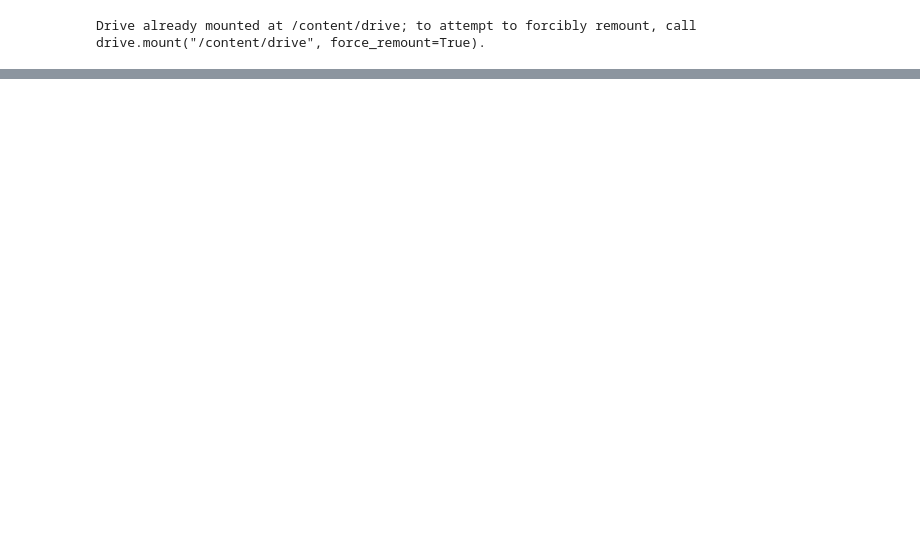
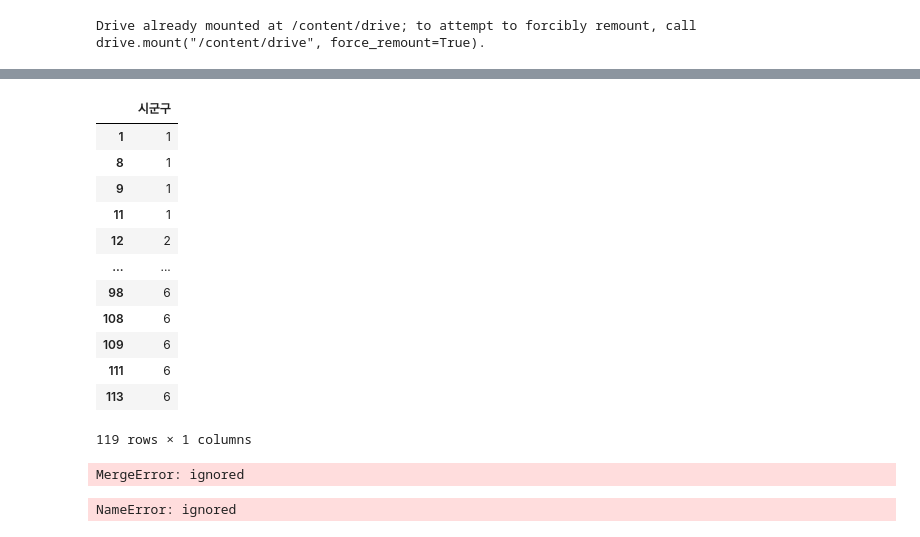
Before and after one commit to kyungmo90/Ubion-Python, a Jupyter notebook: 실습(2023-01-04).ipynb, the cells around one changed output, grey strips where cells are left out. Saved outputs shown, nothing was run; the diff lists cells and outputs as text; code cells hidden in the pictures; blank space fills up the shorter version.

```diff
--- a/실습(2023-01-04).ipynb
+++ b/실습(2023-01-04).ipynb
@@ -189,0 +201,4 @@ y = df_join[["정원", "총매출액"]]
+# %%
+y = df_join["시군구"]
+
+# 시군구를 y로 치환
@@ -189,0 +209,2 @@ y = df_join[["정원", "총매출액"]]
+# %%
+y = pd.DataFrame(y)
@@ -189,0 +229,24 @@ y = df_join[["정원", "총매출액"]]
+# %%
+y
+# %% [output]
+|  | 시군구 |
+| 1 | 1 |
+| 8 | 1 |
+| 9 | 1 |
+| 11 | 1 |
+| 12 | 2 |
+| ... | ... |
+| 98 | 6 |
+| 108 | 6 |
+| 109 | 6 |
+| 111 | 6 |
+| 113 | 6 |
+119 rows × 1 columns
+# %%
+xy_merge = y.merge(x)
+xy_merge
+
+# 이후로 모르겠습니다.
+# 좀 더 공부하겠습니다.
+# %% [output]
+MergeError: ignored
@@ -189,0 +257,12 @@ y = df_join[["정원", "총매출액"]]
+# %%
+
+%matplotlib inline
+xy_merge.plot.scatter(x = "방문빈도", y = "총매출액", title = "relation of total_sales and frequency")
+
+plt.legend()
+plt.grid()
+plt.xticks(fontsize = 20)
+plt.yticks(fontsize = 20)
+plt.show()
+# %% [output]
+NameError: ignored
```
Also changed, not shown: parts of 20 cells of this notebook.
